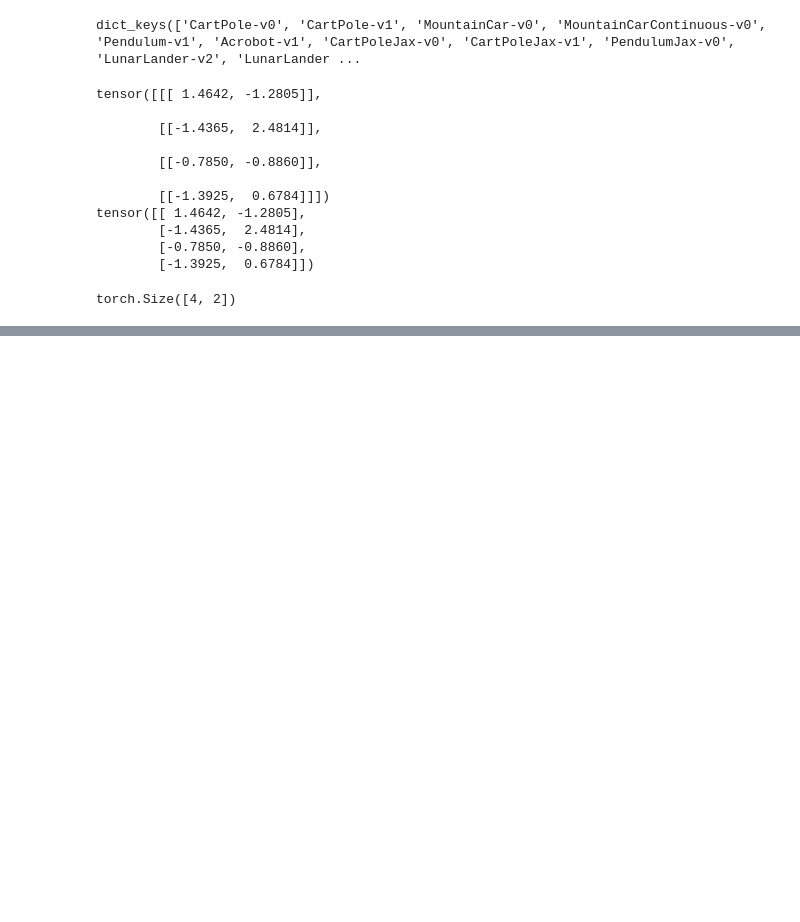
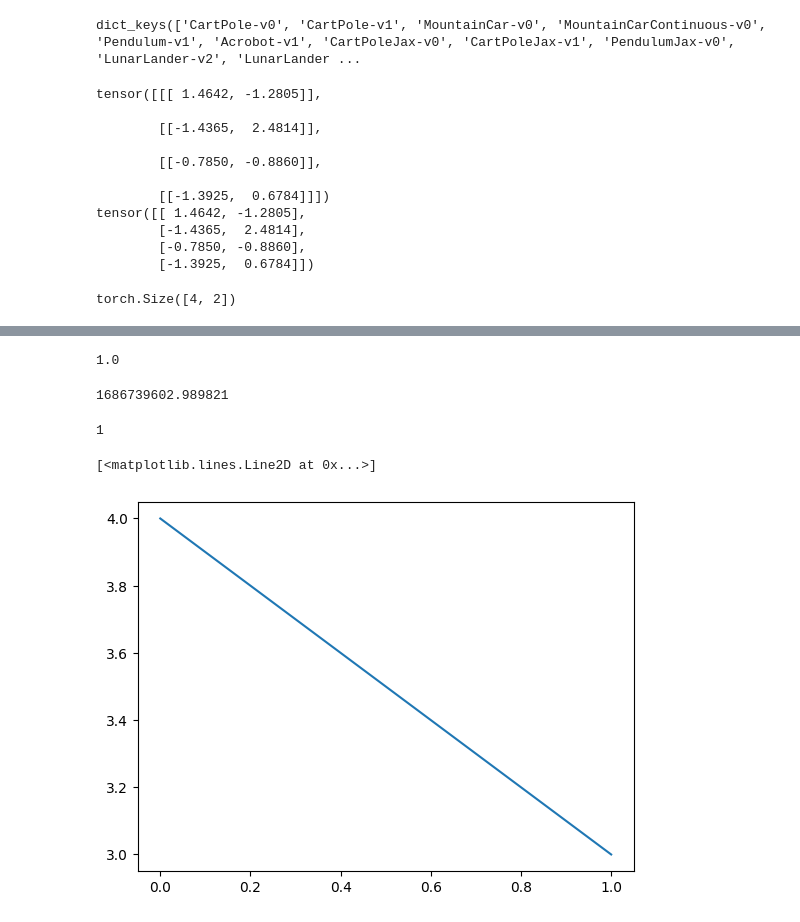
Before and after one commit to hxri/cognitive-PPO, a Jupyter notebook: test.ipynb, the cells around one changed output, grey strips where cells are left out. Saved outputs shown, nothing was run; the diff lists cells and outputs as text; code cells hidden in the pictures; blank space fills up the shorter version.

```diff
--- a/test.ipynb
+++ b/test.ipynb
@@ -165,0 +259,23 @@ torch.Size([4, 2])
+# %%
+info['final_info'][0]['coping_potential']
+# %% [output]
+1.0
+# %%
+import time
+time.time()
+# %% [output]
+1686739602.989821
+# %%
+import random
+random.randint(0, 1)
+# %% [output]
+1
+# %%
+import matplotlib.pyplot as plt
+
+temp = [4]
+temp.append(3)
+plt.plot(temp)
+# %% [output]
+[<matplotlib.lines.Line2D at 0x...>]
+[figure, added]
```
Also changed, not shown: parts of 10 cells of this notebook, 11 other files.
